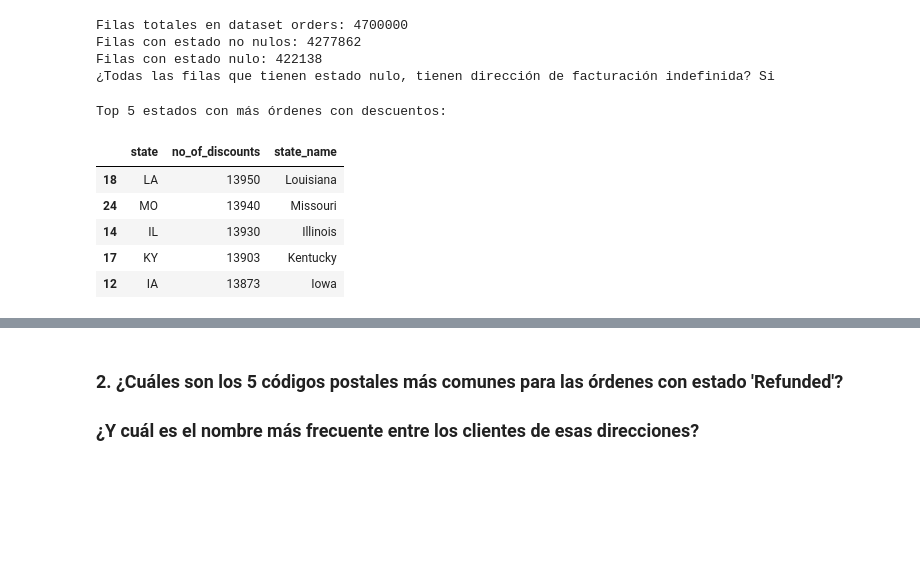
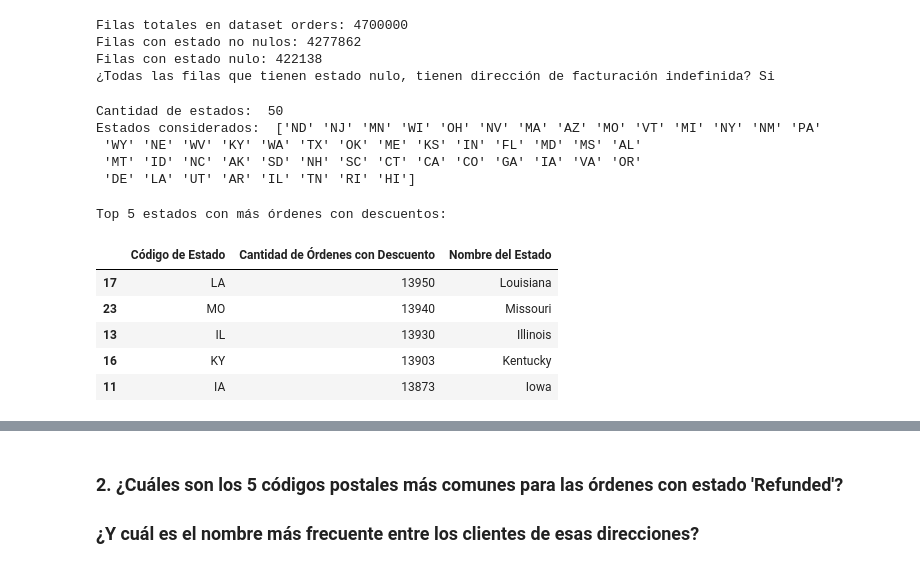
Before and after one commit to patricioibar/datos-tp1, a Jupyter notebook: consultas_enunciado.ipynb, the cells around one changed output, grey strips where cells are left out. Drawn from its saved outputs; the diff is of its cells as text; code cells hidden in the pictures; blank space fills up the shorter version.

```diff
--- a/main.ipynb
+++ b/consultas_enunciado.ipynb
@@ -78,16 +45,10 @@ Filas con estado nulo: 422138
 # %%
 # Suposición: Si el valor de la columna "discount_amount" es nulo, es porque no hay descuento.
 orders.fillna({"discount_amount":0.0}, inplace=True)
-# %%
-import json
-with open("state_names.json", "r") as f:
-    state_names = json.load(f)
-
-orders["state_name"] = orders["state"].map(state_names)
 # %%
 # Filtrar estados militares y otros
 # filtro estos valores por interpretación de enunciado,
-# supuse que se refería a los 50 estados de EEUU
+# supongo que se refería a los 50 estados de EEUU
 not_states_filter = ~(
     orders["state"].str.contains("AA")   # Military Americas
     | orders["state"].str.contains("AE") # Military Europe
@@ -99,6 +60,15 @@ not_states_filter = ~(
     | orders["state"].str.contains("GU") # Guam
     | orders["state"].str.contains("VI") # U.S. Virgin Islands
     | orders["state"].str.contains("AS") # American Samoa
+    | orders["state"].str.contains("PR") # Puerto Rico
+    | orders["state"].str.contains("DC") # District of Columbia
     | orders["state"].isna()             # Nulos
 )
-orders_with_discount = orders[orders["discount_amount"] > 0].loc[not_states_filter]
+print("Cantidad de estados: ", orders.loc[not_states_filter]["state"].unique().size)
+print("Estados considerados: ", orders.loc[not_states_filter]["state"].unique())
+# %% [output]
+Cantidad de estados:  50
+Estados considerados:  ['ND' 'NJ' 'MN' 'WI' 'OH' 'NV' 'MA' 'AZ' 'MO' 'VT' 'MI' 'NY' 'NM' 'PA'
+ 'WY' 'NE' 'WV' 'KY' 'WA' 'TX' 'OK' 'ME' 'KS' 'IN' 'FL' 'MD' 'MS' 'AL'
+ 'MT' 'ID' 'NC' 'AK' 'SD' 'NH' 'SC' 'CT' 'CA' 'CO' 'GA' 'IA' 'VA' 'OR'
+ 'DE' 'LA' 'UT' 'AR' 'IL' 'TN' 'RI' 'HI']
@@ -105,17 +79,26 @@ orders_with_discount = orders[orders["discount_amount"] > 0].loc[not_states_filt
 # %%
-quantity_of_orders_with_discounts_by_state = orders_with_discount.groupby("state")["order_id"].count().reset_index()
-quantity_of_orders_with_discounts_by_state.rename(columns={"order_id": "no_of_discounts"}, inplace=True)
-quantity_of_orders_with_discounts_by_state["state_name"] = quantity_of_orders_with_discounts_by_state["state"].map(state_names)
+orders_with_discount = orders.loc[orders["discount_amount"] > 0].loc[not_states_filter]
+quantity_of_orders_with_discounts_by_state = \
+    orders_with_discount\
+        .groupby("state")["order_id"].count().reset_index()
+
+quantity_of_orders_with_discounts_by_state["Nombre del Estado"] = quantity_of_orders_with_discounts_by_state["state"].map(state_names)
+quantity_of_orders_with_discounts_by_state.rename(
+    columns={
+        "order_id": "Cantidad de Órdenes con Descuento",
+        "state": "Código de Estado"
+        }, inplace=True
+    )
 
 print("\nTop 5 estados con más órdenes con descuentos:")
-quantity_of_orders_with_discounts_by_state.nlargest(5, "no_of_discounts")
+quantity_of_orders_with_discounts_by_state.nlargest(5, "Cantidad de Órdenes con Descuento")
 # %% [output]
 Top 5 estados con más órdenes con descuentos:
-|  | state | no_of_discounts | state_name |
-| 18 | LA | 13950 | Louisiana |
-| 24 | MO | 13940 | Missouri |
-| 14 | IL | 13930 | Illinois |
-| 17 | KY | 13903 | Kentucky |
-| 12 | IA | 13873 | Iowa |
+|  | Código de Estado | Cantidad de Órdenes con Descuento | Nombre del Estado |
+| 17 | LA | 13950 | Louisiana |
+| 23 | MO | 13940 | Missouri |
+| 13 | IL | 13930 | Illinois |
+| 16 | KY | 13903 | Kentucky |
+| 11 | IA | 13873 | Iowa |
 # %%
 states_avg_discount = orders_with_discount.groupby("state")["discount_amount"].mean().reset_index()
```
Also changed, not shown: parts of 6 cells of this notebook, 7 other files.
